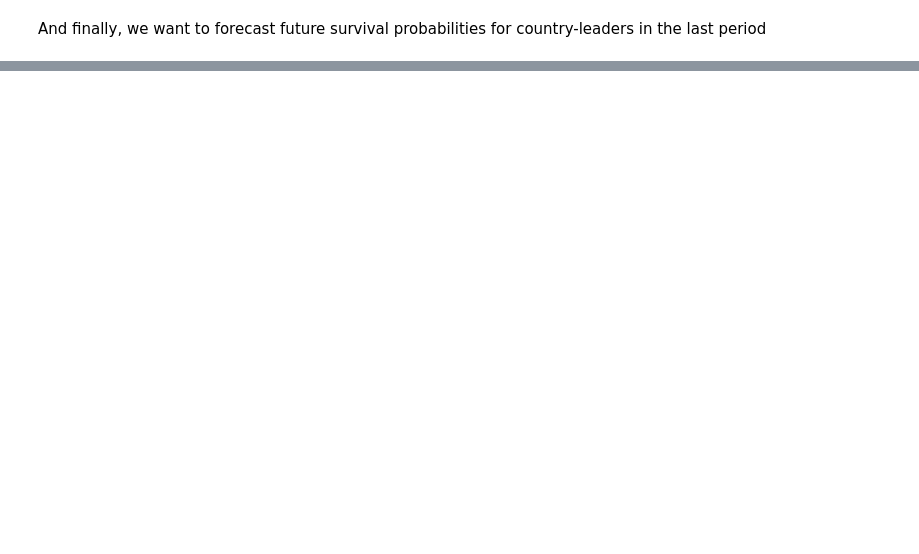
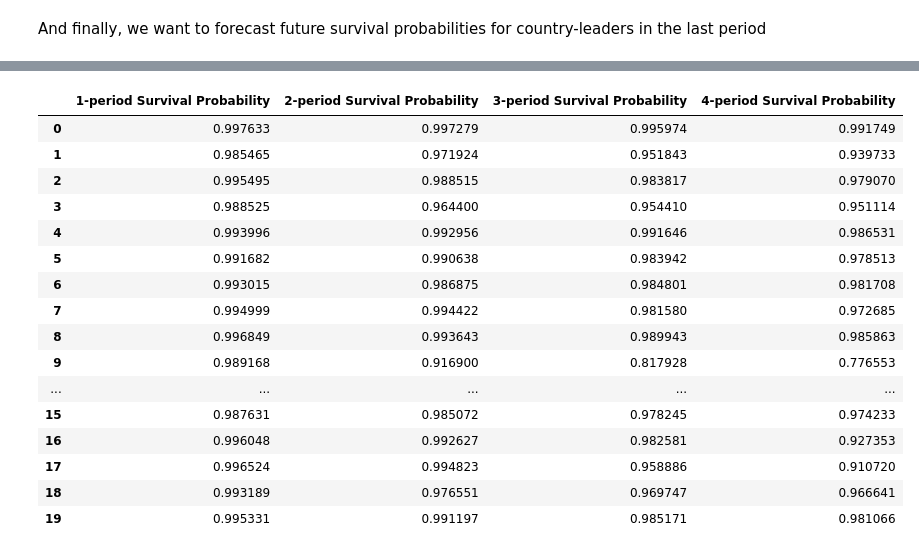
Before and after one commit to IDA-HumanCapital/fife_for_spark, a Jupyter notebook: examples/example_reign_notebook.ipynb, the cells around one changed output, grey strips where cells are left out. Cells and saved outputs as stored; diff of their text form; code cells hidden in the pictures; blank space fills up the shorter version.

```diff
--- a/examples/example_reign_notebook.ipynb
+++ b/examples/example_reign_notebook.ipynb
@@ -54,6 +54,10 @@ total_obs = df.count()
 df = df.drop_duplicates(subset = ["country-leader", "year-month"])
 n_duplicates = total_obs - df.count()
 print(f"{n_duplicates} observations with a duplicated identifier pair deleted.")
+
+df = df.withColumn('year-month',10000*date_format(df['year-month'], "y") +
+                                100*date_format(df['year-month'], "M") +
+                                date_format(df['year-month'], "d"))
 # %% [output]
 [interactive output not drawn]
 # %% [markdown]
@@ -81,4 +97,5 @@ metrics
 And finally, we want to forecast future survival probabilities for country-leaders in the last period
 # %%
 forecasts = modeler.forecast()
-forecasts
+forecasts.head(20)
+# %% [output]
@@ -84,0 +103,17 @@ forecasts
+|  | 1-period Survival Probability | 2-period Survival Probability | 3-period Survival Probability | 4-period Survival Probability |
+| 0 | 0.997633 | 0.997279 | 0.995974 | 0.991749 |
+| 1 | 0.985465 | 0.971924 | 0.951843 | 0.939733 |
+| 2 | 0.995495 | 0.988515 | 0.983817 | 0.979070 |
+| 3 | 0.988525 | 0.964400 | 0.954410 | 0.951114 |
+| 4 | 0.993996 | 0.992956 | 0.991646 | 0.986531 |
+| 5 | 0.991682 | 0.990638 | 0.983942 | 0.978513 |
+| 6 | 0.993015 | 0.986875 | 0.984801 | 0.981708 |
+| 7 | 0.994999 | 0.994422 | 0.981580 | 0.972685 |
+| 8 | 0.996849 | 0.993643 | 0.989943 | 0.985863 |
+| 9 | 0.989168 | 0.916900 | 0.817928 | 0.776553 |
+| ... | ... | ... | ... | ... |
+| 15 | 0.987631 | 0.985072 | 0.978245 | 0.974233 |
+| 16 | 0.996048 | 0.992627 | 0.982581 | 0.927353 |
+| 17 | 0.996524 | 0.994823 | 0.958886 | 0.910720 |
+| 18 | 0.993189 | 0.976551 | 0.969747 | 0.966641 |
+| 19 | 0.995331 | 0.991197 | 0.985171 | 0.981066 |
```
Also changed, not shown: parts of 5 cells of this notebook.
